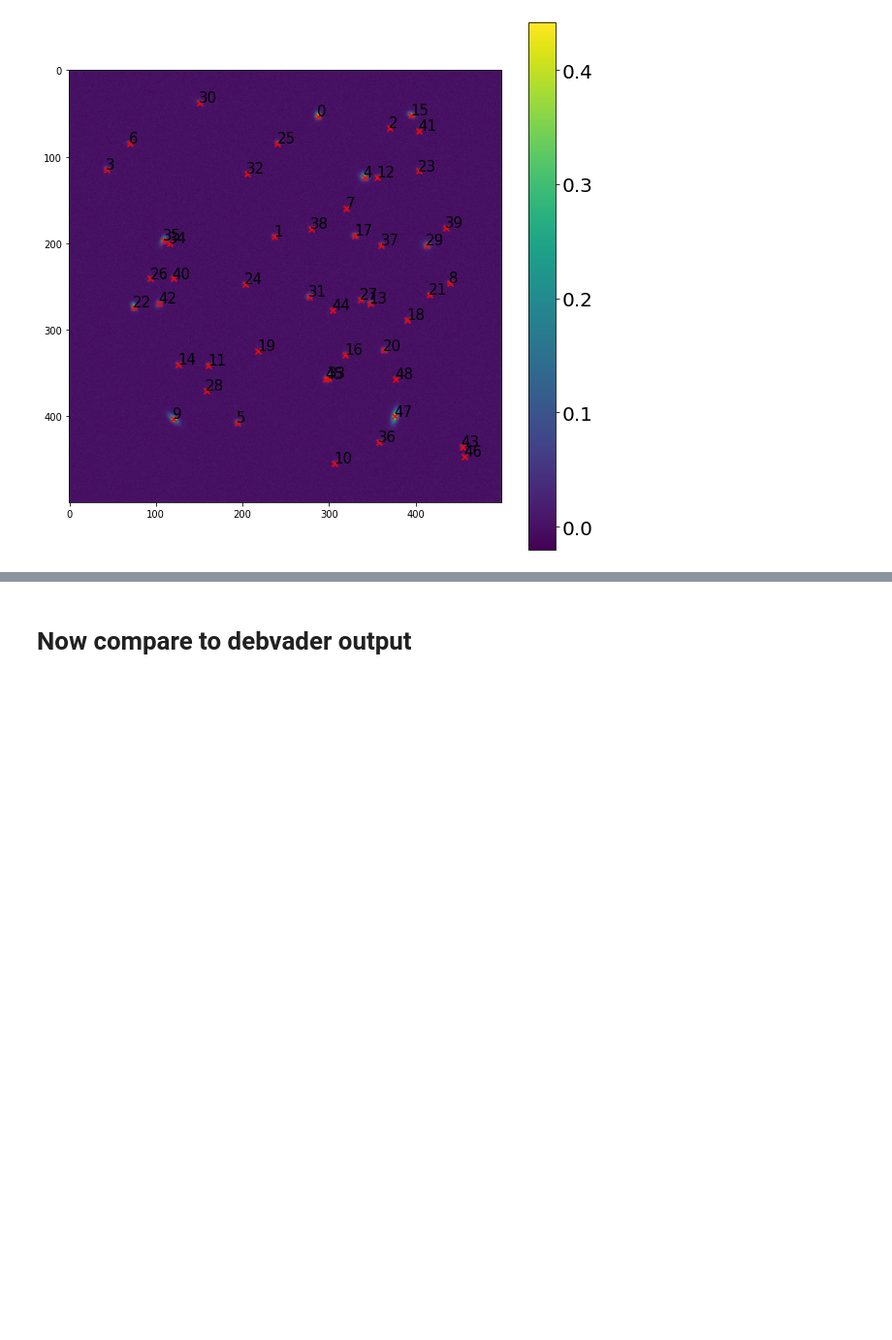
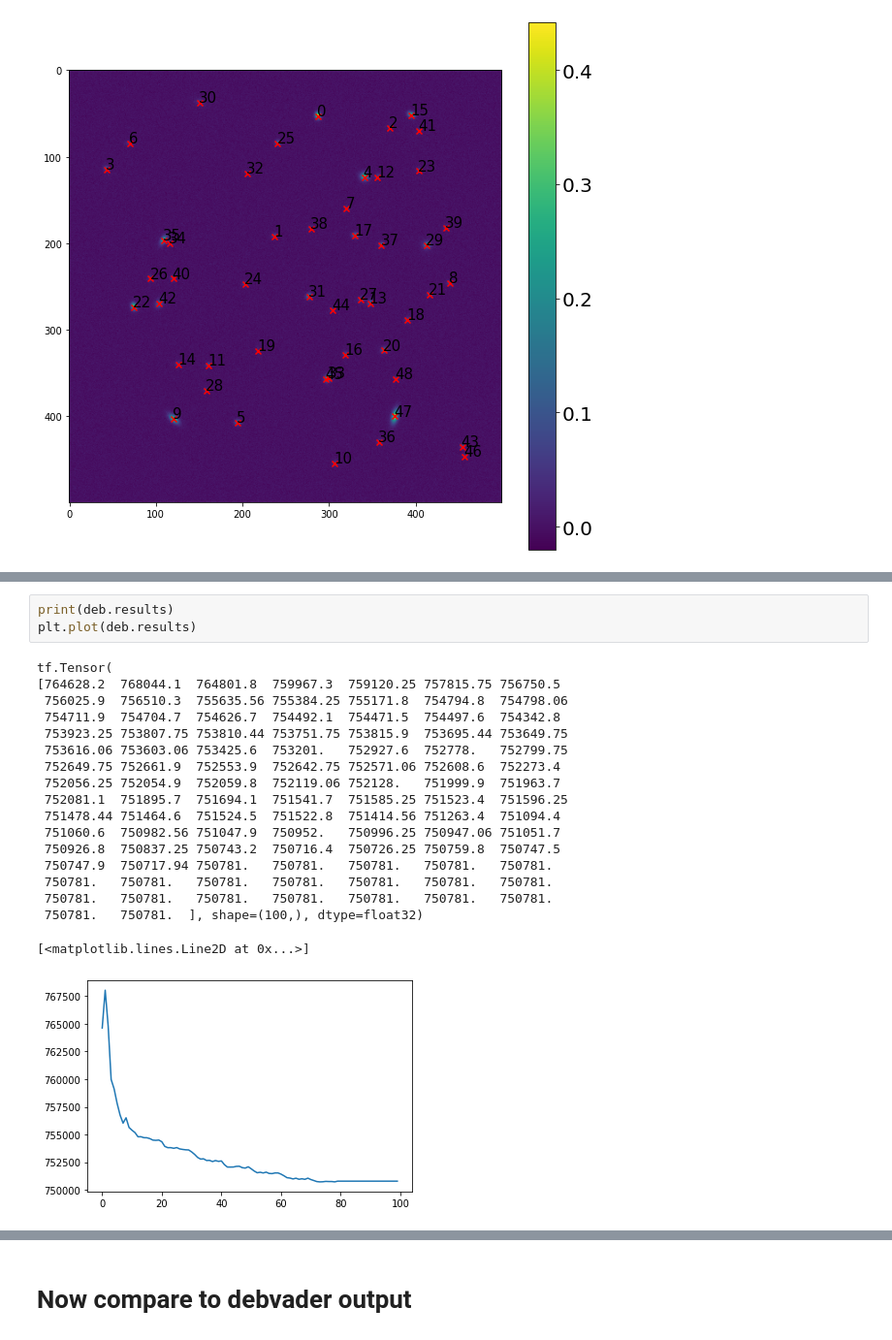
Before and after one commit to b-biswas/MADNESS-legacy, a Jupyter notebook: notebooks/test_simultaneous_deblending.ipynb, the cells around one changed output, grey strips where cells are left out. Shown at 97% size. Drawn from its saved outputs; the diff is of its cells as text; blank space fills up the shorter version.

```diff
--- a/notebooks/test_simultaneous_deblending.ipynb
+++ b/notebooks/test_simultaneous_deblending.ipynb
@@ -205,0 +201,22 @@ for i in range(len(blend['blend_list'][0])):
+# %%
+print(deb.results)
+plt.plot(deb.results)
+# %% [output]
+tf.Tensor(
+[764628.2  768044.1  764801.8  759967.3  759120.25 757815.75 756750.5
+ 756025.9  756510.3  755635.56 755384.25 755171.8  754794.8  754798.06
+ 754711.9  754704.7  754626.7  754492.1  754471.5  754497.6  754342.8
+ 753923.25 753807.75 753810.44 753751.75 753815.9  753695.44 753649.75
+ 753616.06 753603.06 753425.6  753201.   752927.6  752778.   752799.75
+ 752649.75 752661.9  752553.9  752642.75 752571.06 752608.6  752273.4
+ 752056.25 752054.9  752059.8  752119.06 752128.   751999.9  751963.7
+ 752081.1  751895.7  751694.1  751541.7  751585.25 751523.4  751596.25
+ 751478.44 751464.6  751524.5  751522.8  751414.56 751263.4  751094.4
+ 751060.6  750982.56 751047.9  750952.   750996.25 750947.06 751051.7
+ 750926.8  750837.25 750743.2  750716.4  750726.25 750759.8  750747.5
+ 750747.9  750717.94 750781.   750781.   750781.   750781.   750781.
+ 750781.   750781.   750781.   750781.   750781.   750781.   750781.
+ 750781.   750781.   750781.   750781.   750781.   750781.   750781.
+ 750781.   750781.  ], shape=(100,), dtype=float32)
+[<matplotlib.lines.Line2D at 0x...>]
+[figure, added]
```
Also changed, not shown: parts of 14 cells of this notebook.
